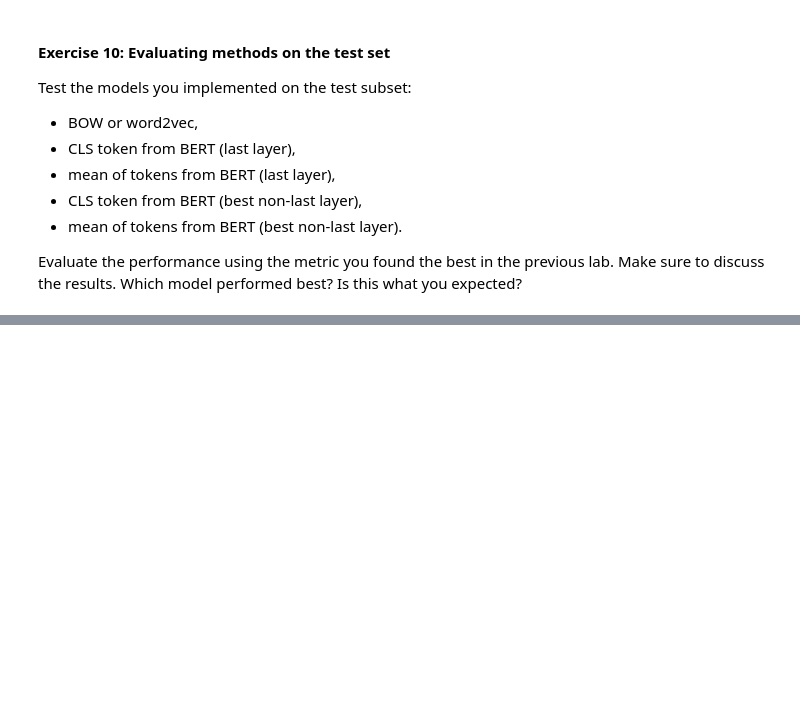
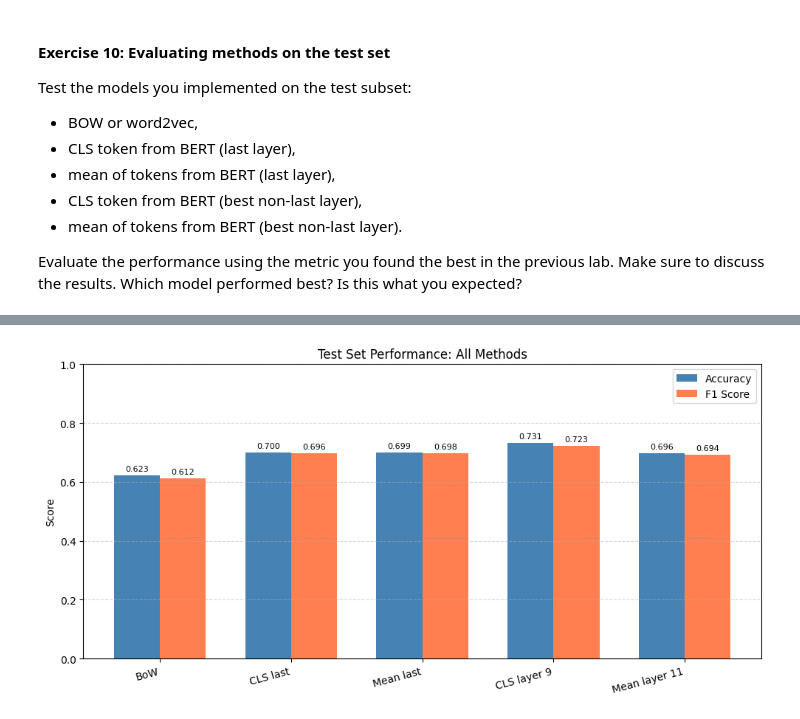
Before and after one commit to Razorr51/Lab4, a Jupyter notebook: lab4_04.ipynb, the cells around one changed output, grey strips where cells are left out. Drawn from its saved outputs; the diff is of its cells as text; code cells hidden in the pictures; blank space fills up the shorter version.

```diff
--- a/lab4_04.ipynb
+++ b/lab4_04.ipynb
@@ -944,0 +1036,95 @@ Evaluate the performance using the metric you found the best in the previous lab
+# %%
+import functools
+from sklearn.metrics import f1_score, accuracy_score
+
+y_test = dataset['test']['label']
+
+# BOW on test
+X_test_bow = encode_split('test')
+pred_test_bow = bow_classifier.predict(X_test_bow)
+acc_bow  = accuracy_score(y_test, pred_test_bow)
+f1_bow   = f1_score(y_test, pred_test_bow)
+print(f"BoW           | Accuracy: {acc_bow:.4f}  |  F1: {f1_bow:.4f}")
+
+
+# Last-layer CLS
+bert_cls_test_last = embed_dataset(
+    dataset_tokenized['test'], model, calculate_cls_embeddings
+)
+pred_test_cls_last = cls_classifier.predict(bert_cls_test_last)
+acc_cls_last = accuracy_score(y_test, pred_test_cls_last)
+f1_cls_last  = f1_score(y_test, pred_test_cls_last)
+print(f"CLS last (-1) | Accuracy: {acc_cls_last:.4f}  |  F1: {f1_cls_last:.4f}")
+
+# Last-layer Mean
+bert_mean_test_last = embed_dataset(
+    dataset_tokenized['test'], model, calculate_sentence_embeddings
+)
+pred_test_mean_last = mean_classifier.predict(bert_mean_test_last)
+acc_mean_last = accuracy_score(y_test, pred_test_mean_last)
+f1_mean_last  = f1_score(y_test, pred_test_mean_last)
+print(f"Mean last(-1) | Accuracy: {acc_mean_last:.4f}  |  F1: {f1_mean_last:.4f}")
+
+# Best non-last CLS layer
+best_cls_layer_nonlast = best_cls_layer if best_cls_layer != model.config.num_hidden_layers else \
+    int(np.argmax(cls_valid_accuracies[:-1]))
+
+cls_fn_best = functools.partial(calculate_cls_embeddings, layer=best_cls_layer_nonlast)
+bert_cls_train_best = embed_dataset(dataset_tokenized['train'], model, cls_fn_best)
+bert_cls_test_best  = embed_dataset(dataset_tokenized['test'],  model, cls_fn_best)
+cls_clf_best = LogisticRegression(solver='lbfgs', max_iter=1000)
+cls_clf_best.fit(bert_cls_train_best, y_train)
+pred_test_cls_best = cls_clf_best.predict(bert_cls_test_best)
+acc_cls_best = accuracy_score(y_test, pred_test_cls_best)
+f1_cls_best  = f1_score(y_test, pred_test_cls_best)
+print(f"CLS layer {best_cls_layer_nonlast:2d}   | Accuracy: {acc_cls_best:.4f}  |  F1: {f1_cls_best:.4f}")
+
+# Best non-last Mean layer
+best_mean_layer_nonlast = best_mean_layer if best_mean_layer != model.config.num_hidden_layers else \
+    int(np.argmax(mean_valid_accuracies[:-1]))
+
+mean_fn_best = functools.partial(calculate_sentence_embeddings, layer=best_mean_layer_nonlast)
+bert_mean_train_best = embed_dataset(dataset_tokenized['train'], model, mean_fn_best)
+bert_mean_test_best  = embed_dataset(dataset_tokenized['test'],  model, mean_fn_best)
+mean_clf_best = LogisticRegression(solver='lbfgs', max_iter=1000)
+mean_clf_best.fit(bert_mean_train_best, y_train)
+pred_test_mean_best = mean_clf_best.predict(bert_mean_test_best)
+acc_mean_best = accuracy_score(y_test, pred_test_mean_best)
+f1_mean_best  = f1_score(y_test, pred_test_mean_best)
+print(f"Mean layer {best_mean_layer_nonlast:2d}  | Accuracy: {acc_mean_best:.4f}  |  F1: {f1_mean_best:.4f}")
+
+labels = [
+    'BoW',
+    'CLS last',
+    'Mean last',
+    f'CLS layer {best_cls_layer_nonlast}',
+    f'Mean layer {best_mean_layer_nonlast}',
+]
+accuracies = [acc_bow, acc_cls_last, acc_mean_last, acc_cls_best, acc_mean_best]
+f1_scores  = [f1_bow,  f1_cls_last,  f1_mean_last,  f1_cls_best,  f1_mean_best]
+
+x = np.arange(len(labels))
+width = 0.35
+
+fig, ax = plt.subplots(figsize=(10, 5))
+bars1 = ax.bar(x - width/2, accuracies, width, label='Accuracy', color='steelblue')
+bars2 = ax.bar(x + width/2, f1_scores,  width, label='F1 Score',  color='coral')
+
+ax.set_ylabel('Score')
+ax.set_title('Test Set Performance: All Methods')
+ax.set_xticks(x)
+ax.set_xticklabels(labels, rotation=15, ha='right')
+ax.set_ylim(0, 1)
+ax.legend()
+ax.grid(axis='y', linestyle='--', alpha=0.5)
+
+for bar in bars1:
+    ax.text(bar.get_x() + bar.get_width()/2, bar.get_height() + 0.01,
+            f'{bar.get_height():.3f}', ha='center', va='bottom', fontsize=8)
+for bar in bars2:
+    ax.text(bar.get_x() + bar.get_width()/2, bar.get_height() + 0.01,
+            f'{bar.get_height():.3f}', ha='center', va='bottom', fontsize=8)
+
+plt.tight_layout()
+plt.show()
+# %% [output]
@@ -944,0 +1136 @@ Evaluate the performance using the metric you found the best in the previous lab
+[figure, added]
```
Also changed, not shown: parts of 21 cells of this notebook.
